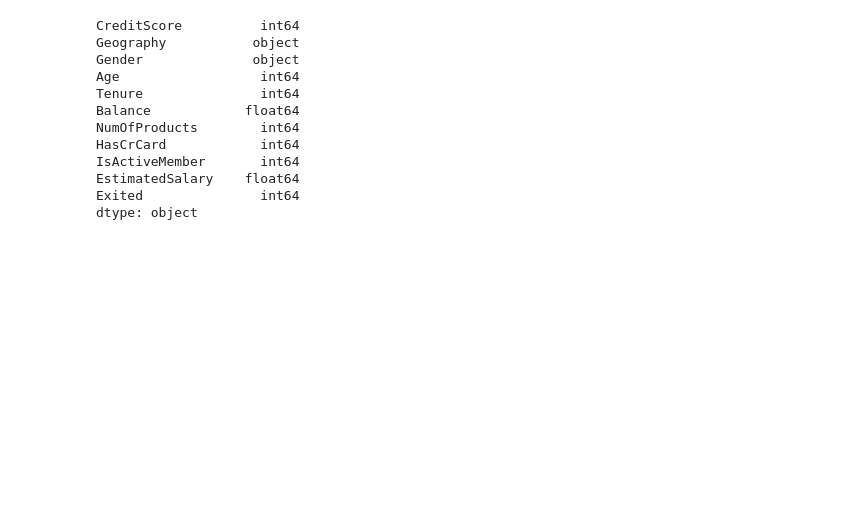
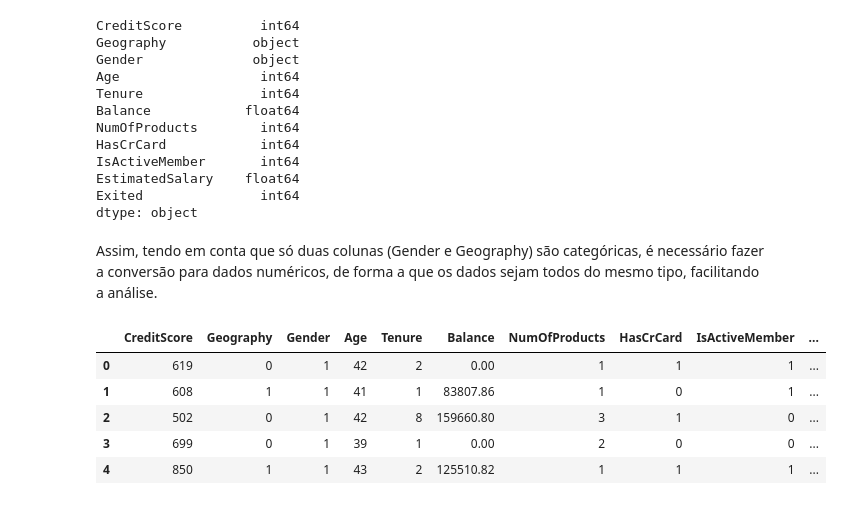
Before and after one commit to manelneto/churn, a Jupyter notebook: BankPrediction.ipynb, the cells around one changed output. Drawn from its saved outputs; the diff is of its cells as text; code cells hidden in the pictures; blank space fills up the shorter version.

```diff
--- a/BankPrediction.ipynb
+++ b/BankPrediction.ipynb
@@ -182,3 +180,24 @@ IsActiveMember       int64
 EstimatedSalary    float64
 Exited               int64
 dtype: object
+# %% [markdown]
+Assim, tendo em conta que só duas colunas (Gender e Geography) são categóricas, é necessário fazer a conversão para dados numéricos, de forma a que os dados sejam todos do mesmo tipo, facilitando a análise.
+# %%
+pds.set_option('future.no_silent_downcasting', True)
+
+numDataframe = cleanDataframe.copy()
+
+gender_map = {'Male': 0, 'Female': 1}
+numDataframe['Gender'] = numDataframe['Gender'].replace(gender_map)
+
+geography_map = {'France': 0, 'Spain': 1, 'Germany': 2}
+numDataframe['Geography'] = numDataframe['Geography'].replace(geography_map)
+
+numDataframe.head()
+# %% [output]
+|  | CreditScore | Geography | Gender | Age | Tenure | Balance | NumOfProducts | HasCrCard | IsActiveMember | ... |
+| 0 | 619 | 0 | 1 | 42 | 2 | 0.00 | 1 | 1 | 1 | ... |
+| 1 | 608 | 1 | 1 | 41 | 1 | 83807.86 | 1 | 0 | 1 | ... |
+| 2 | 502 | 0 | 1 | 42 | 8 | 159660.80 | 3 | 1 | 0 | ... |
+| 3 | 699 | 0 | 1 | 39 | 1 | 0.00 | 2 | 0 | 0 | ... |
+| 4 | 850 | 1 | 1 | 43 | 2 | 125510.82 | 1 | 1 | 1 | ... |
```
Also changed, not shown: parts of 6 cells of this notebook.
